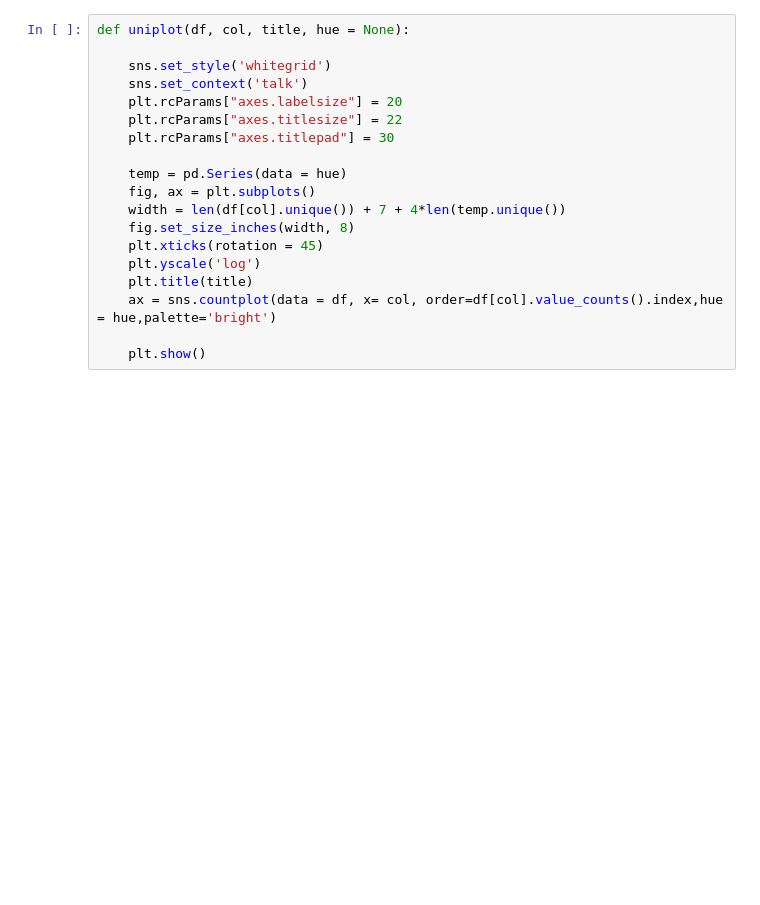
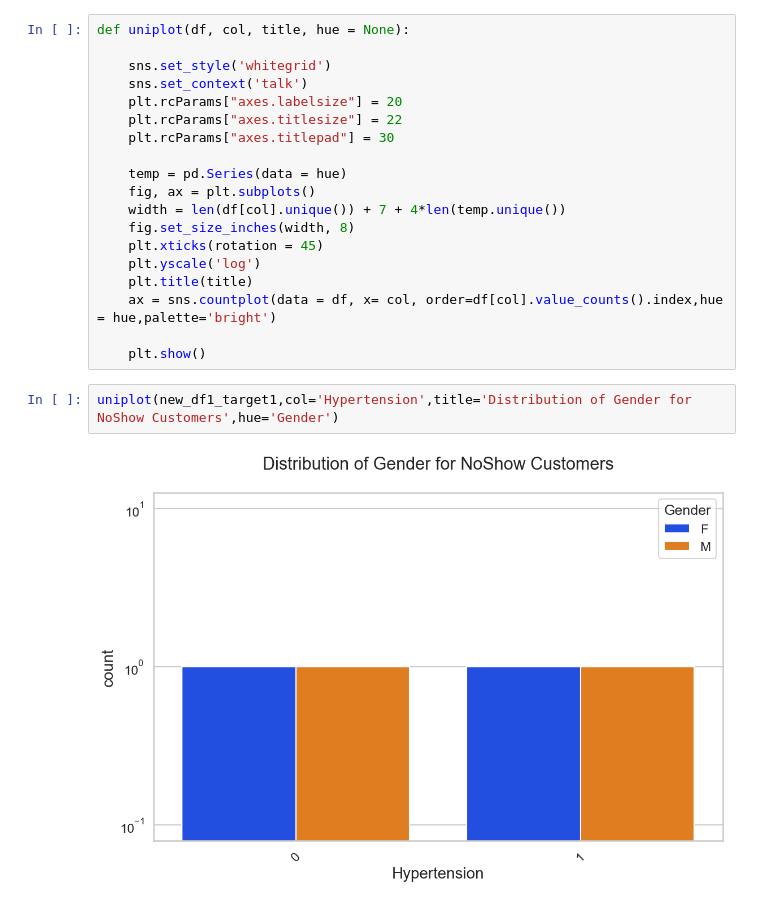
Before and after one commit to amandebnath/EDA-for-Healthcare, a Jupyter notebook: medical_appointments.ipynb, the cells around one changed output. Cells and saved outputs as stored; diff of their text form; blank space fills up the shorter version.

```diff
--- a/medical_appointments.ipynb
+++ b/medical_appointments.ipynb
@@ -341,3 +341,7 @@ def uniplot(df, col, title, hue = None):
     ax = sns.countplot(data = df, x= col, order=df[col].value_counts().index,hue = hue,palette='bright')
 
     plt.show()
+# %%
+uniplot(new_df1_target1,col='Hypertension',title='Distribution of Gender for NoShow Customers',hue='Gender')
+# %% [output]
+[figure, added]
```
Also changed, not shown: parts of 9 cells of this notebook.
